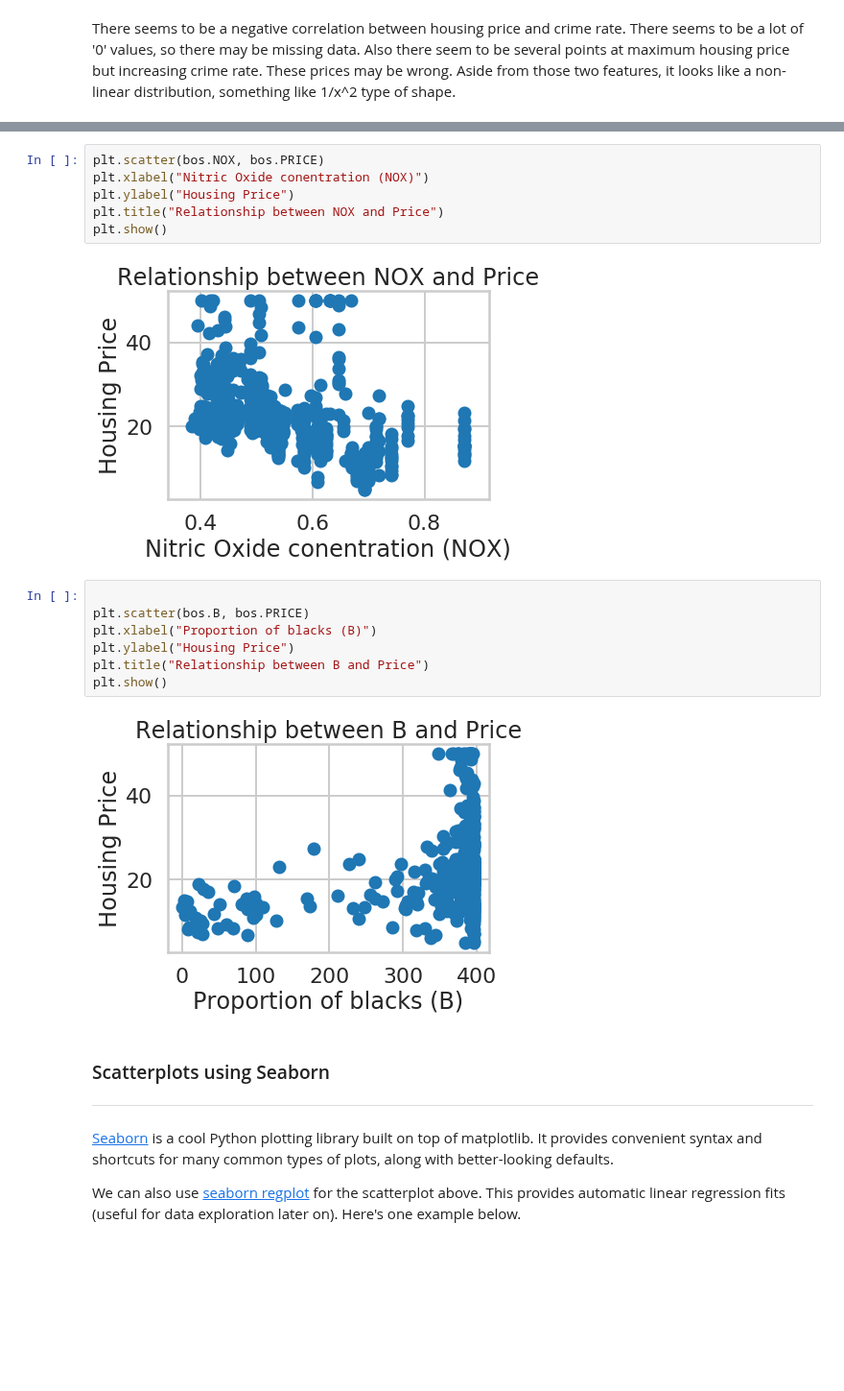
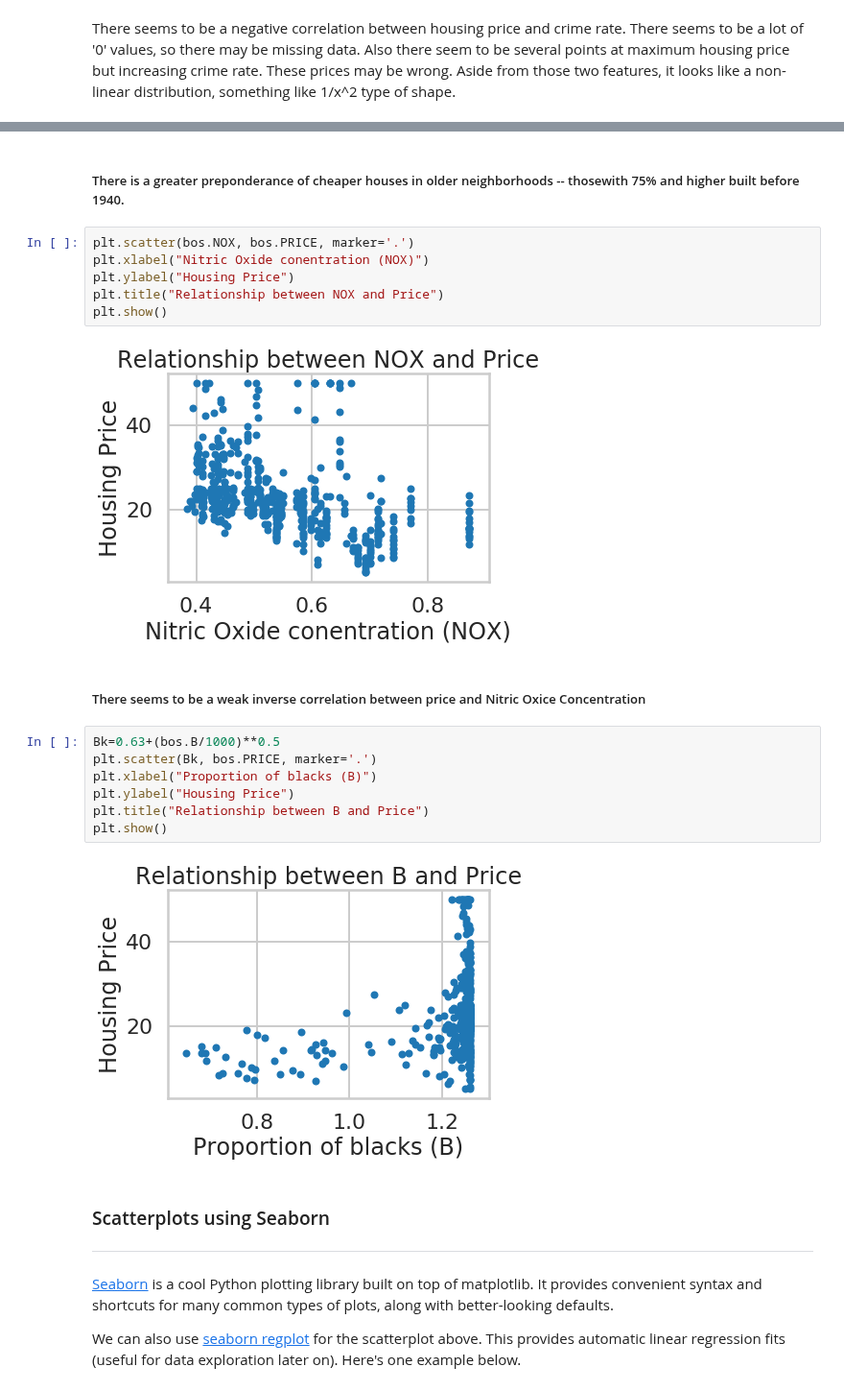
Before and after one commit to morganfry/springboard, a Jupyter notebook: mini-projects/10.1.5/linear_regression/Mini_Project_Linear_Regression.ipynb, the cells around one changed output, grey strips where cells are left out. Shown at 96% size. Cells and saved outputs as stored; diff of their text form; blank space fills up the shorter version.

```diff
--- a/mini-projects/10.1.5/linear_regression/Mini_Project_Linear_Regression.ipynb
+++ b/mini-projects/10.1.5/linear_regression/Mini_Project_Linear_Regression.ipynb
@@ -311,20 +311,24 @@ plt.show()
+# %% [markdown]
+##### There is a greater preponderance of cheaper houses in older neighborhoods -- thosewith 75% and higher built before 1940.
 # %%
-plt.scatter(bos.NOX, bos.PRICE)
+plt.scatter(bos.NOX, bos.PRICE, marker='.')
 plt.xlabel("Nitric Oxide conentration (NOX)")
 plt.ylabel("Housing Price")
 plt.title("Relationship between NOX and Price")
 plt.show()
 # %% [output]
-[figure, old version]
+[figure, new version]
+# %% [markdown]
+##### There seems to be a weak inverse correlation between price and Nitric Oxice Concentration
 # %%
-
-plt.scatter(bos.B, bos.PRICE)
+Bk=0.63+(bos.B/1000)**0.5
+plt.scatter(Bk, bos.PRICE, marker='.')
 plt.xlabel("Proportion of blacks (B)")
 plt.ylabel("Housing Price")
 plt.title("Relationship between B and Price")
 plt.show()
 # %% [output]
-[figure, old version]
+[figure, new version]
 # %% [markdown]
 ### Scatterplots using Seaborn
 ***
```
Also changed, not shown: parts of 42 cells of this notebook.
